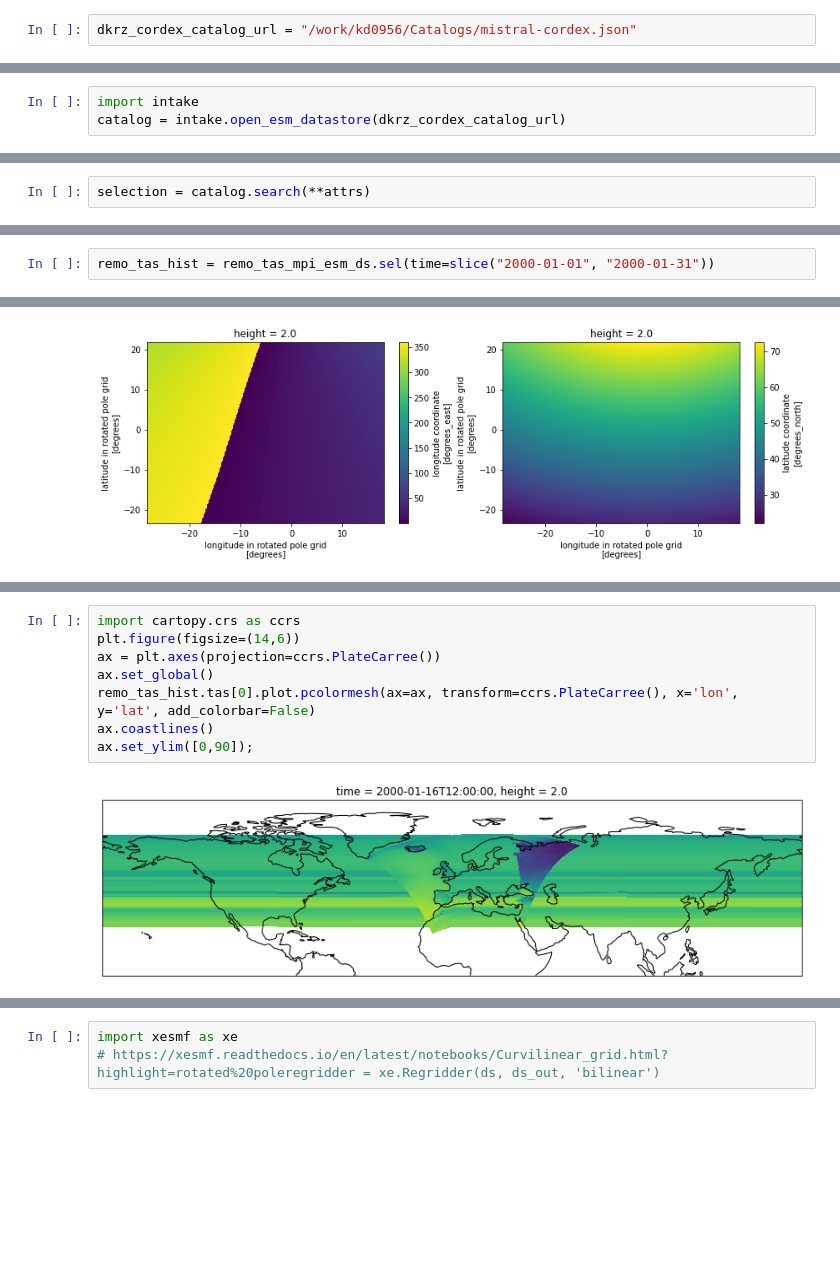
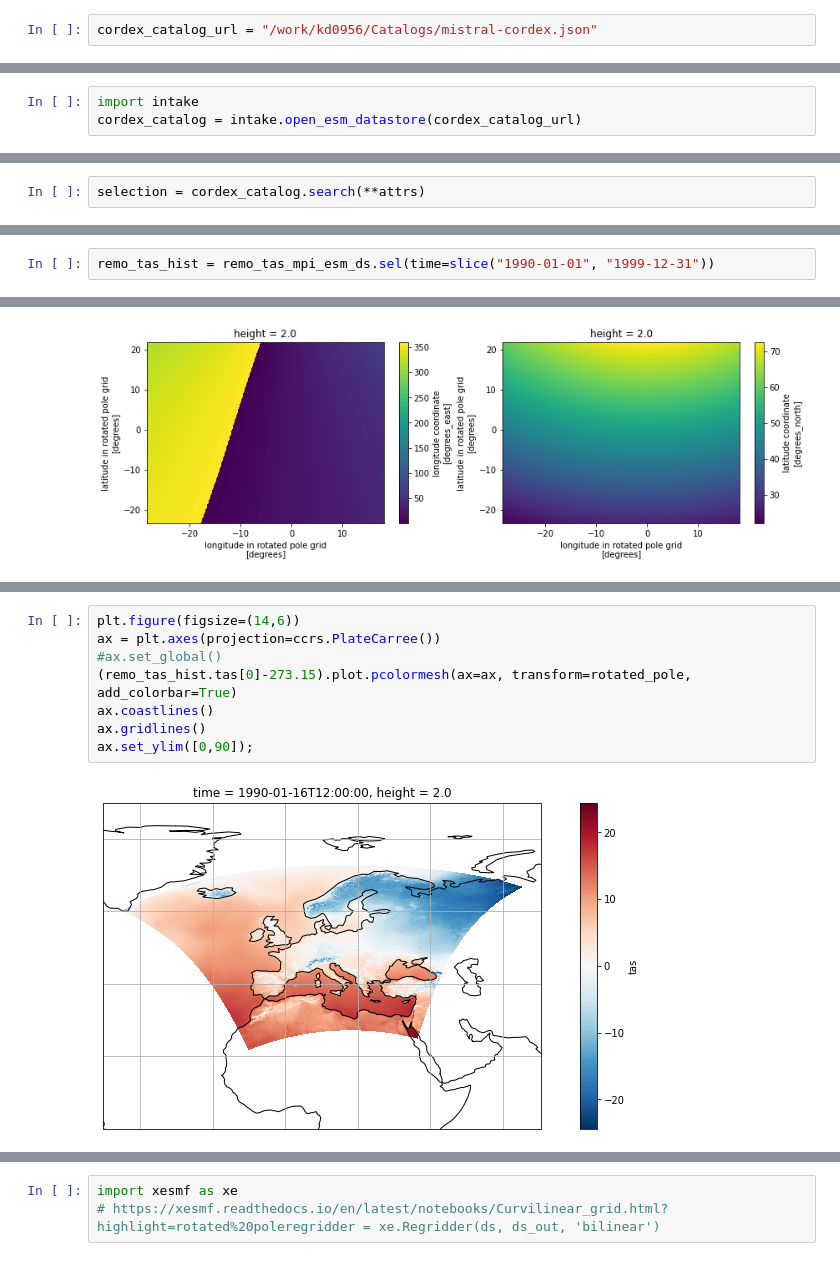
Before and after one commit to larsbuntemeyer/notebooks, a Jupyter notebook: ceda-opendap-esgf-comparison.ipynb, the cells around one changed output, grey strips where cells are left out. Drawn from its saved outputs; the diff is of its cells as text; blank space fills up the shorter version.

```diff
--- a/ceda-opendap-esgf-comparison.ipynb
+++ b/ceda-opendap-esgf-comparison.ipynb
@@ -177,2 +210,2 @@ mistral-cmip5.json    mistral-cordex.json
 # %%
-dkrz_cordex_catalog_url = "/work/kd0956/Catalogs/mistral-cordex.json"
+cordex_catalog_url = "/work/kd0956/Catalogs/mistral-cordex.json"
@@ -179,3 +214,3 @@ dkrz_cordex_catalog_url = "/work/kd0956/Catalogs/mistral-cordex.json"
 # %%
 import intake
-catalog = intake.open_esm_datastore(dkrz_cordex_catalog_url)
+cordex_catalog = intake.open_esm_datastore(cordex_catalog_url)
@@ -201,7 +256,7 @@ glade-cmip6 catalog with 2671 dataset(s) from 955686 asset(s):
 attrs = {'CORDEX_domain' : 'EUR-11', 'variable_id' : 'tas', 'experiment_id' : 'historical',
         'model_id': 'GERICS-REMO2015', 'frequency': 'mon'}
 # %%
-selection = catalog.search(**attrs)
+selection = cordex_catalog.search(**attrs)
 # %%
 selection
 # %% [output]
@@ -291,5 +460,5 @@ Attributes:
     contact:                         support@ceda.ac.uk
     DODS_EXTRA.Unlimited_Dimension:  time
 # %%
-remo_tas_hist = remo_tas_mpi_esm_ds.sel(time=slice("2000-01-01", "2000-01-31"))
+remo_tas_hist = remo_tas_mpi_esm_ds.sel(time=slice("1990-01-01", "1999-12-31"))
 # %%
@@ -434,10 +510,10 @@ remo_tas_hist.lat.plot(ax=ax2)
 # %%
-import cartopy.crs as ccrs
 plt.figure(figsize=(14,6))
 ax = plt.axes(projection=ccrs.PlateCarree())
-ax.set_global()
-remo_tas_hist.tas[0].plot.pcolormesh(ax=ax, transform=ccrs.PlateCarree(), x='lon', y='lat', add_colorbar=False)
+#ax.set_global()
+(remo_tas_hist.tas[0]-273.15).plot.pcolormesh(ax=ax, transform=rotated_pole, add_colorbar=True)
 ax.coastlines()
+ax.gridlines()
 ax.set_ylim([0,90]);
 # %% [output]
-[figure, old version]
+[figure, new version]
```
Also changed, not shown: parts of 58 cells of this notebook.
